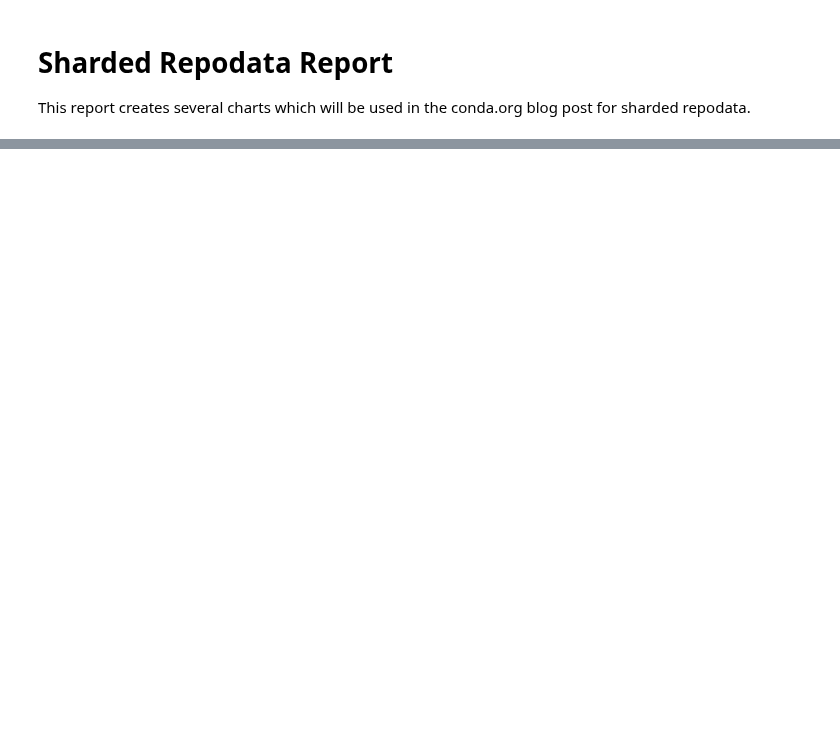
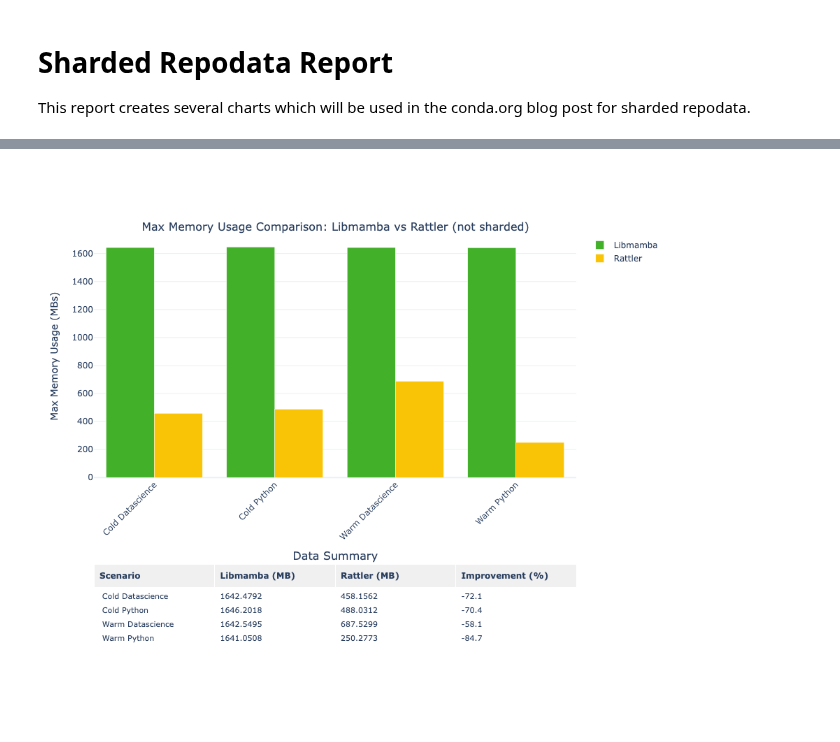
Before and after one commit to travishathaway/perfpy-conda, a Jupyter notebook: nb/sharded_repodata_report.ipynb, the cells around one changed output, grey strips where cells are left out. Cells and saved outputs as stored; diff of their text form; code cells hidden in the pictures; blank space fills up the shorter version.

```diff
--- a/nb/sharded_repodata_report.ipynb
+++ b/nb/sharded_repodata_report.ipynb
@@ -75,0 +275,4 @@ profiled_agg_rattler
+# %%
+memory_usage_chart(comparison_df, is_sharded=False)
+# %% [output]
+[figure, added]
```
Also changed, not shown: parts of 16 cells of this notebook, 9 other files.
